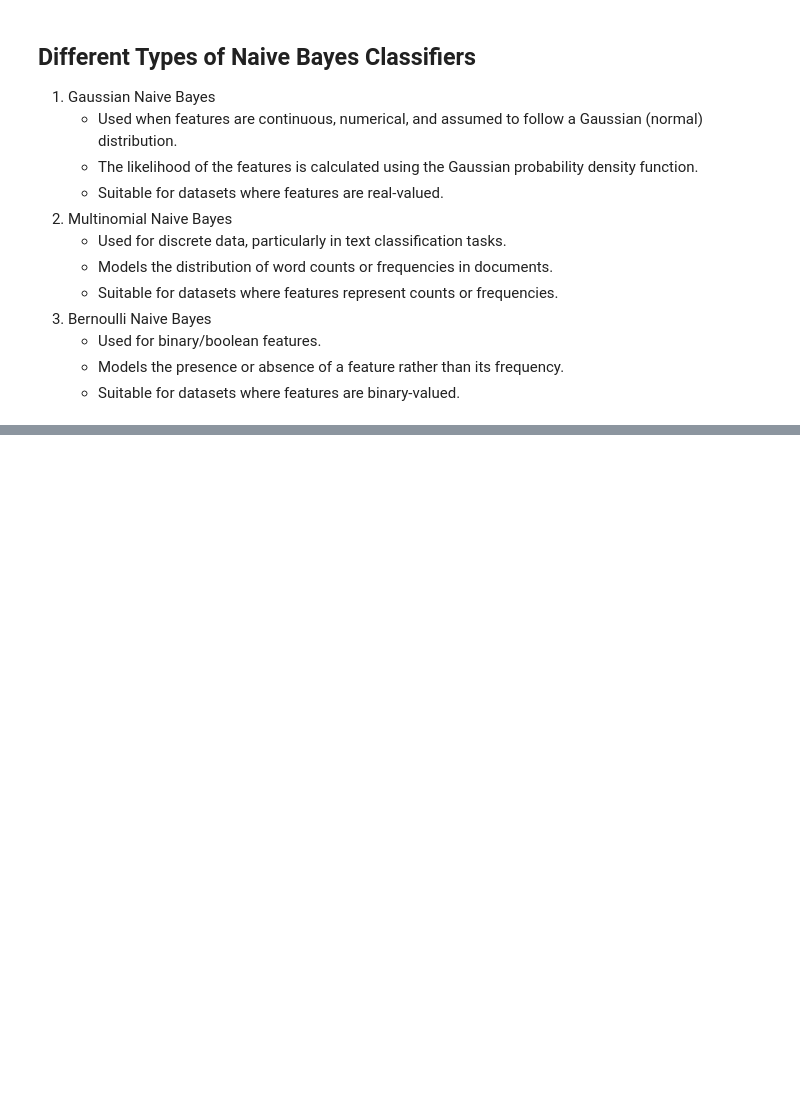
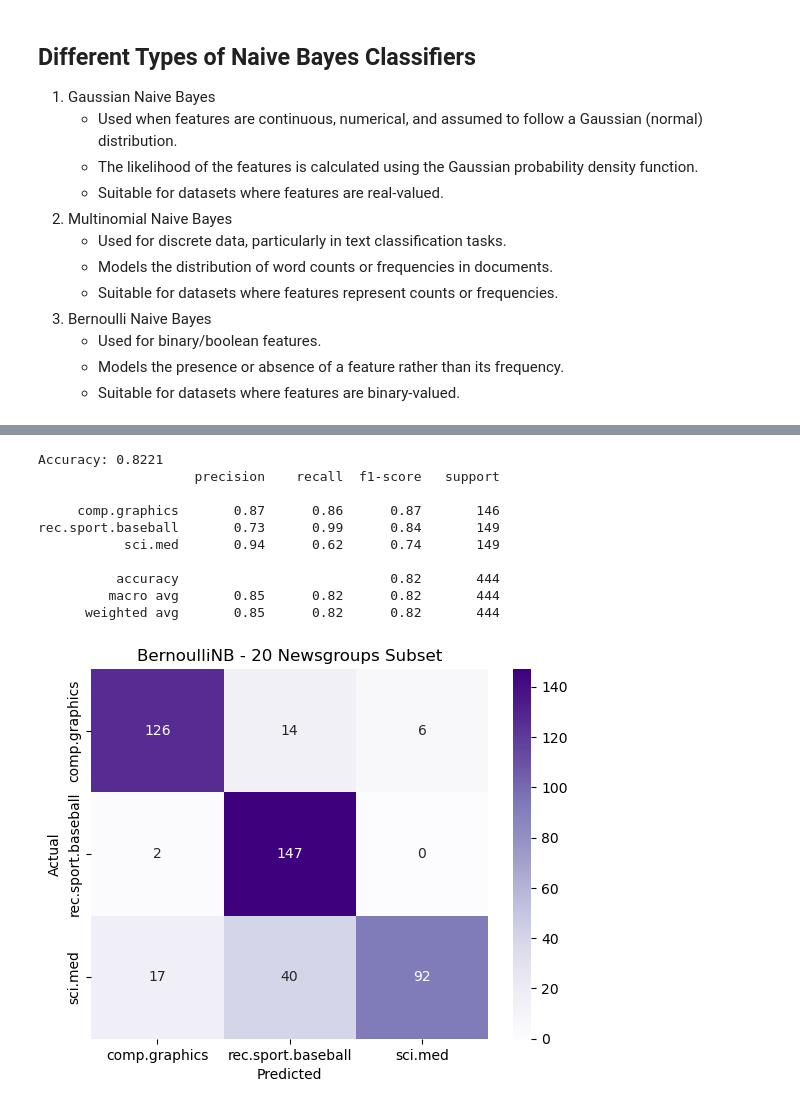
Before and after one commit to himadree-chaudhury/AI-ML-Foundation, a Jupyter notebook: Supervised Learning/module_16.ipynb, the cells around one changed output, grey strips where cells are left out. Cells and saved outputs as stored; diff of their text form; code cells hidden in the pictures; blank space fills up the shorter version.

```diff
--- a/Supervised Learning/module_16.ipynb
+++ b/Supervised Learning/module_16.ipynb
@@ -111,0 +234,28 @@ y = data.target
+# %%
+y_pred_bin = bnb.predict(X_test_bin)
+acc_bin = accuracy_score(y_test_text, y_pred_bin)
+print(f"Accuracy: {acc_bin:.4f}")
+print(classification_report(y_test_text, y_pred_bin,
+                            target_names=newsgroups.target_names))
+
+cm_bin = confusion_matrix(y_test_text, y_pred_bin)
+
+sns.heatmap(cm_bin, annot=True, fmt='d', cmap='Purples',
+            xticklabels=newsgroups.target_names,
+            yticklabels=newsgroups.target_names)
+plt.xlabel('Predicted')
+plt.ylabel('Actual')
+plt.title('BernoulliNB - 20 Newsgroups Subset')
+plt.show()
+# %% [output]
+Accuracy: 0.8221
+                    precision    recall  f1-score   support
+
+     comp.graphics       0.87      0.86      0.87       146
+rec.sport.baseball       0.73      0.99      0.84       149
+           sci.med       0.94      0.62      0.74       149
+
+          accuracy                           0.82       444
+         macro avg       0.85      0.82      0.82       444
+      weighted avg       0.85      0.82      0.82       444
+[figure, added]
```
Also changed, not shown: parts of 6 cells of this notebook, 1 other file.
